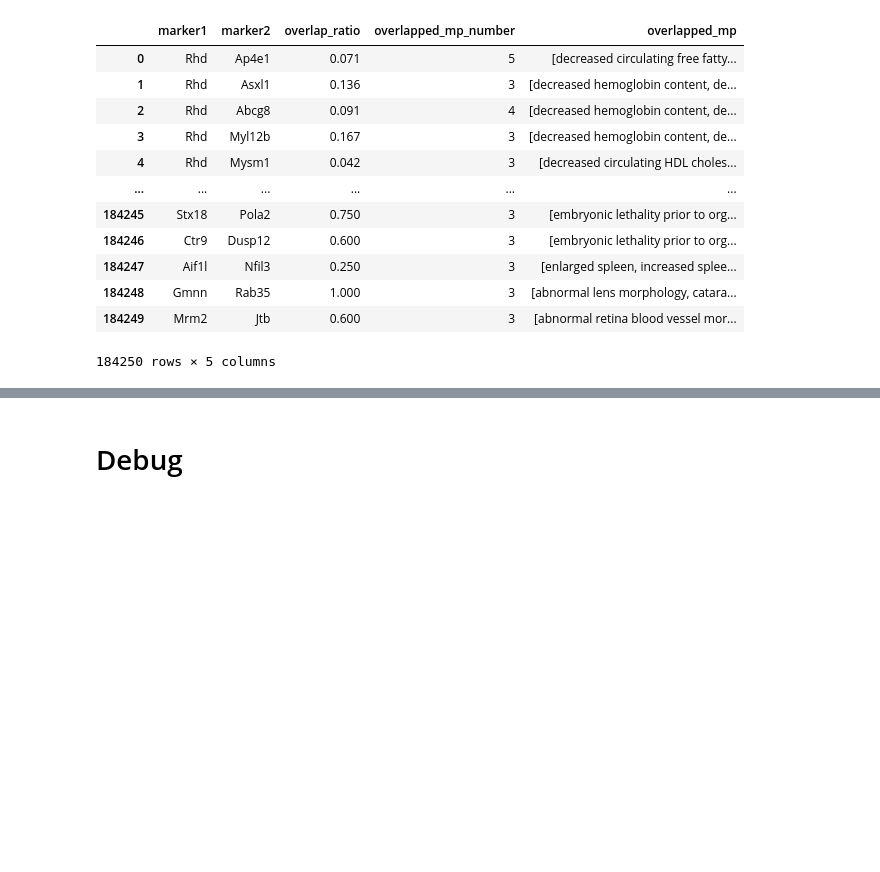
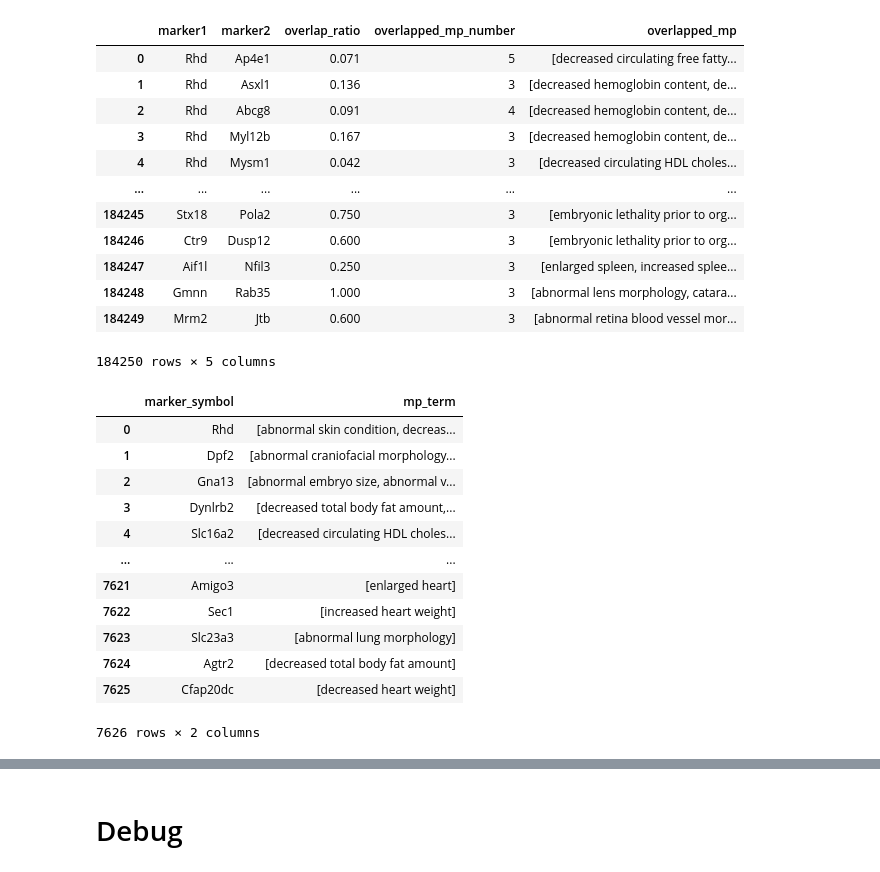
Before and after one commit to akikuno/TSUMUGI-dev, a Jupyter notebook: notebooks/web/055_combine_overlap_and_mp_term.ipynb, the cells around one changed output, grey strips where cells are left out. Saved outputs shown, nothing was run; the diff lists cells and outputs as text; code cells hidden in the pictures; blank space fills up the shorter version.

```diff
--- a/notebooks/web/055_combine_overlap_and_mp_term.ipynb
+++ b/notebooks/web/055_combine_overlap_and_mp_term.ipynb
@@ -209,4 +205,22 @@ df_overlap
 | 184248 | Gmnn | Rab35 | 1.000 | 3 | [abnormal lens morphology, catara... |
 | 184249 | Mrm2 | Jtb | 0.600 | 3 | [abnormal retina blood vessel mor... |
 184250 rows × 5 columns
+# %%
+marker_mp = pickle.load(open("data/marker_mp.pkl", "rb"))
+marker_mp = pd.DataFrame(marker_mp.items(), columns=["marker_symbol", "mp_term"])
+marker_mp
+# %% [output]
+|  | marker_symbol | mp_term |
+| 0 | Rhd | [abnormal skin condition, decreas... |
+| 1 | Dpf2 | [abnormal craniofacial morphology... |
+| 2 | Gna13 | [abnormal embryo size, abnormal v... |
+| 3 | Dynlrb2 | [decreased total body fat amount,... |
+| 4 | Slc16a2 | [decreased circulating HDL choles... |
+| ... | ... | ... |
+| 7621 | Amigo3 | [enlarged heart] |
+| 7622 | Sec1 | [increased heart weight] |
+| 7623 | Slc23a3 | [abnormal lung morphology] |
+| 7624 | Agtr2 | [decreased total body fat amount] |
+| 7625 | Cfap20dc | [decreased heart weight] |
+7626 rows × 2 columns
 # %%
```
Also changed, not shown: parts of 4 cells of this notebook, 1 other file.
